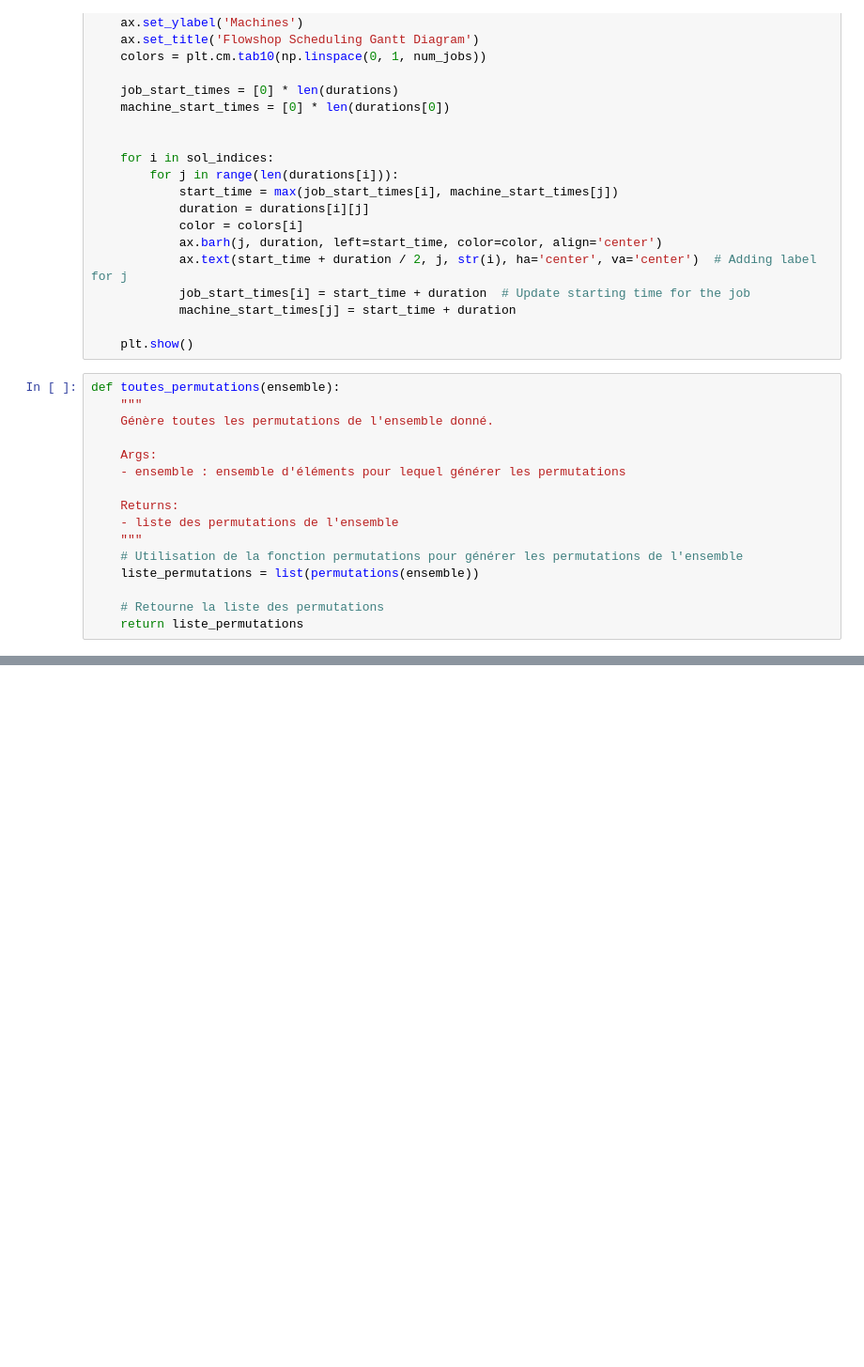
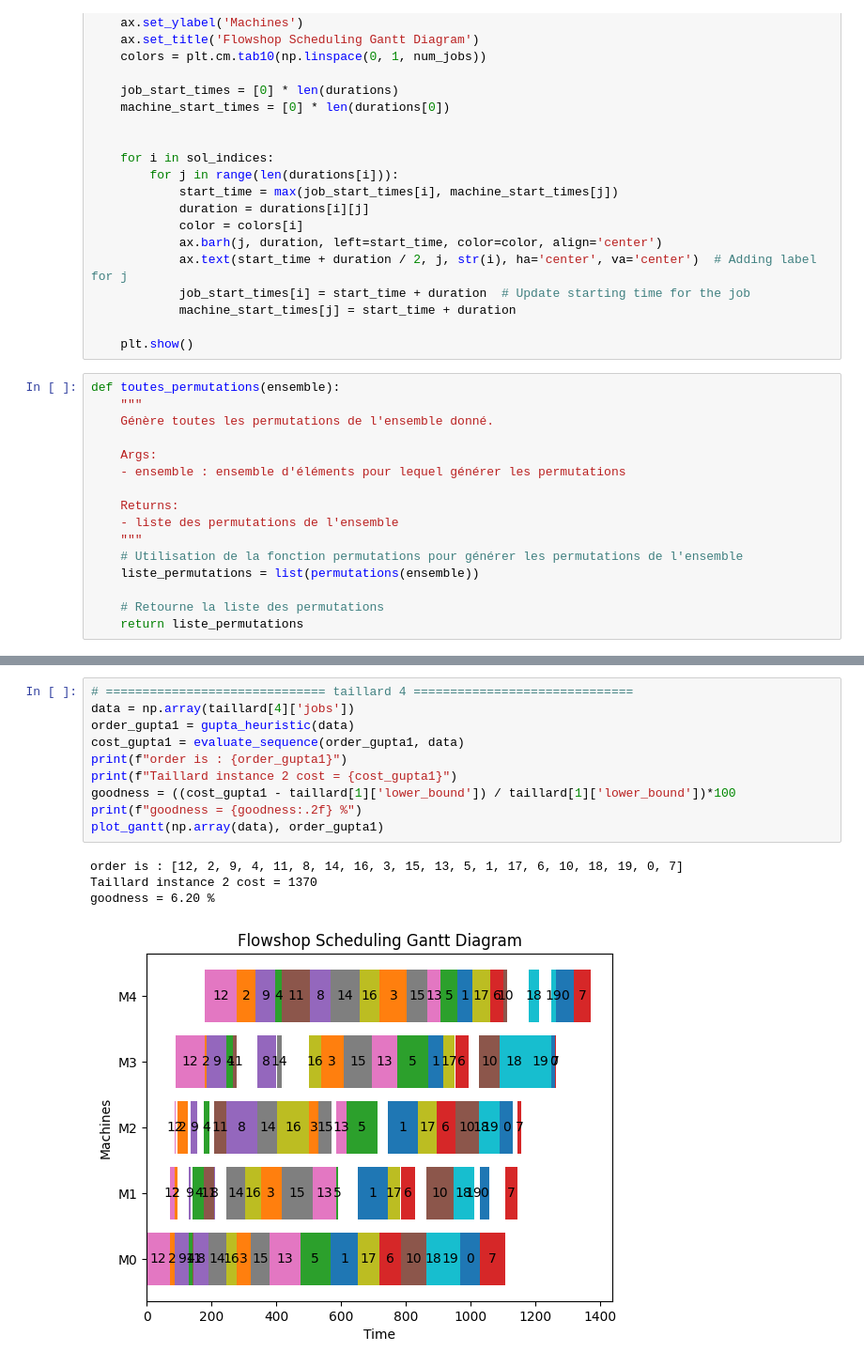
Before and after one commit to RamdhanZiane/graph-optimization-methods, a Jupyter notebook: Heuristics.ipynb, the cells around one changed output, grey strips where cells are left out. Shown at 94% size. Cells and saved outputs as stored; diff of their text form; blank space fills up the shorter version.

```diff
--- a/Heuristics.ipynb
+++ b/Heuristics.ipynb
@@ -409,0 +473,15 @@ L'application de branch and bound sur des datasets de taille petite(<15) nous am
+# %%
+# ============================== taillard 4 ==============================
+data = np.array(taillard[4]['jobs'])
+order_gupta1 = gupta_heuristic(data)
+cost_gupta1 = evaluate_sequence(order_gupta1, data)
+print(f"order is : {order_gupta1}")
+print(f"Taillard instance 2 cost = {cost_gupta1}")
+goodness = ((cost_gupta1 - taillard[1]['lower_bound']) / taillard[1]['lower_bound'])*100
+print(f"goodness = {goodness:.2f} %")
+plot_gantt(np.array(data), order_gupta1)
+# %% [output]
+order is : [12, 2, 9, 4, 11, 8, 14, 16, 3, 15, 13, 5, 1, 17, 6, 10, 18, 19, 0, 7]
+Taillard instance 2 cost = 1370
+goodness = 6.20 %
+[figure, added]
```
Also changed, not shown: parts of 75 cells of this notebook, 3 other files.
